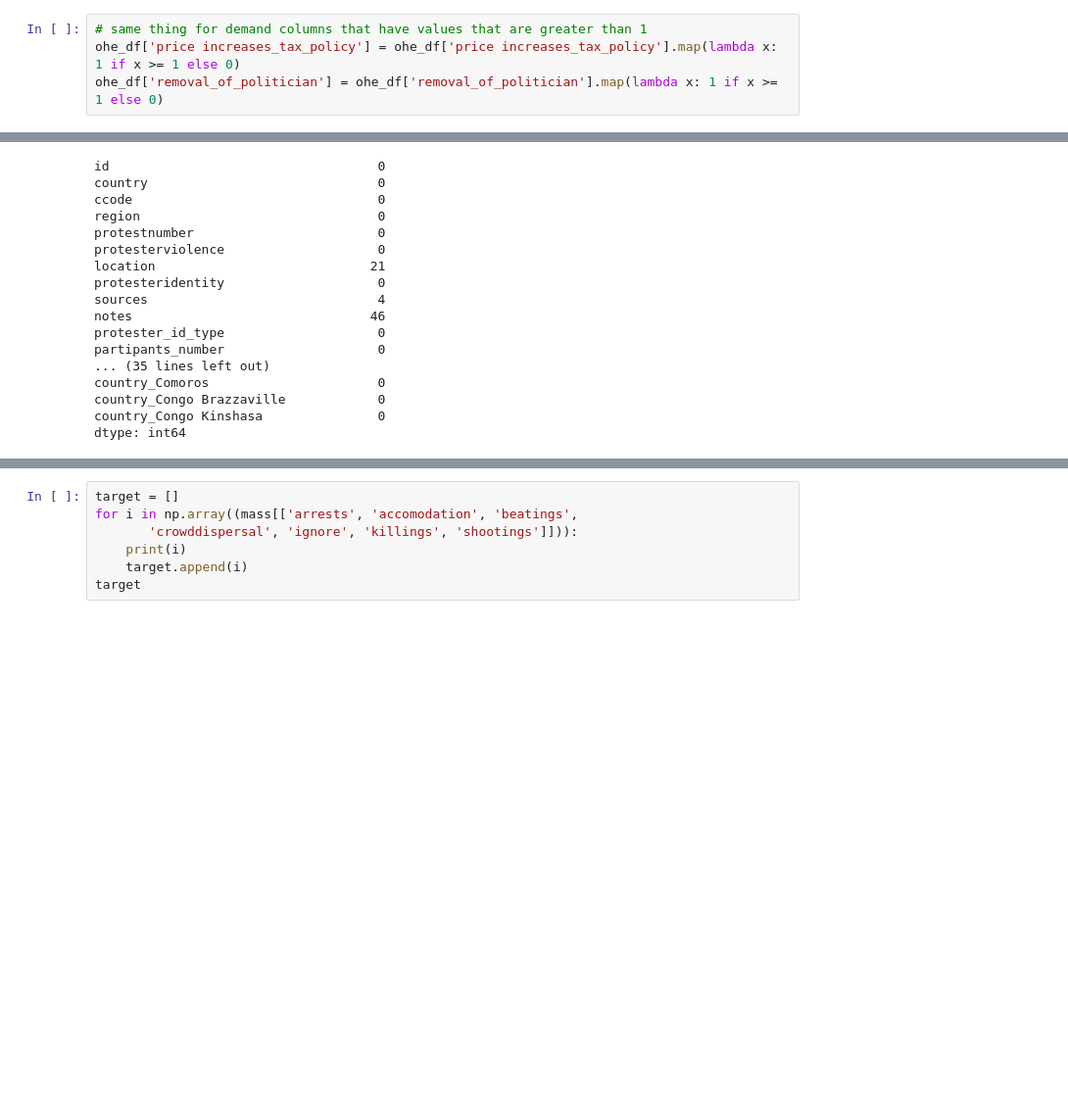
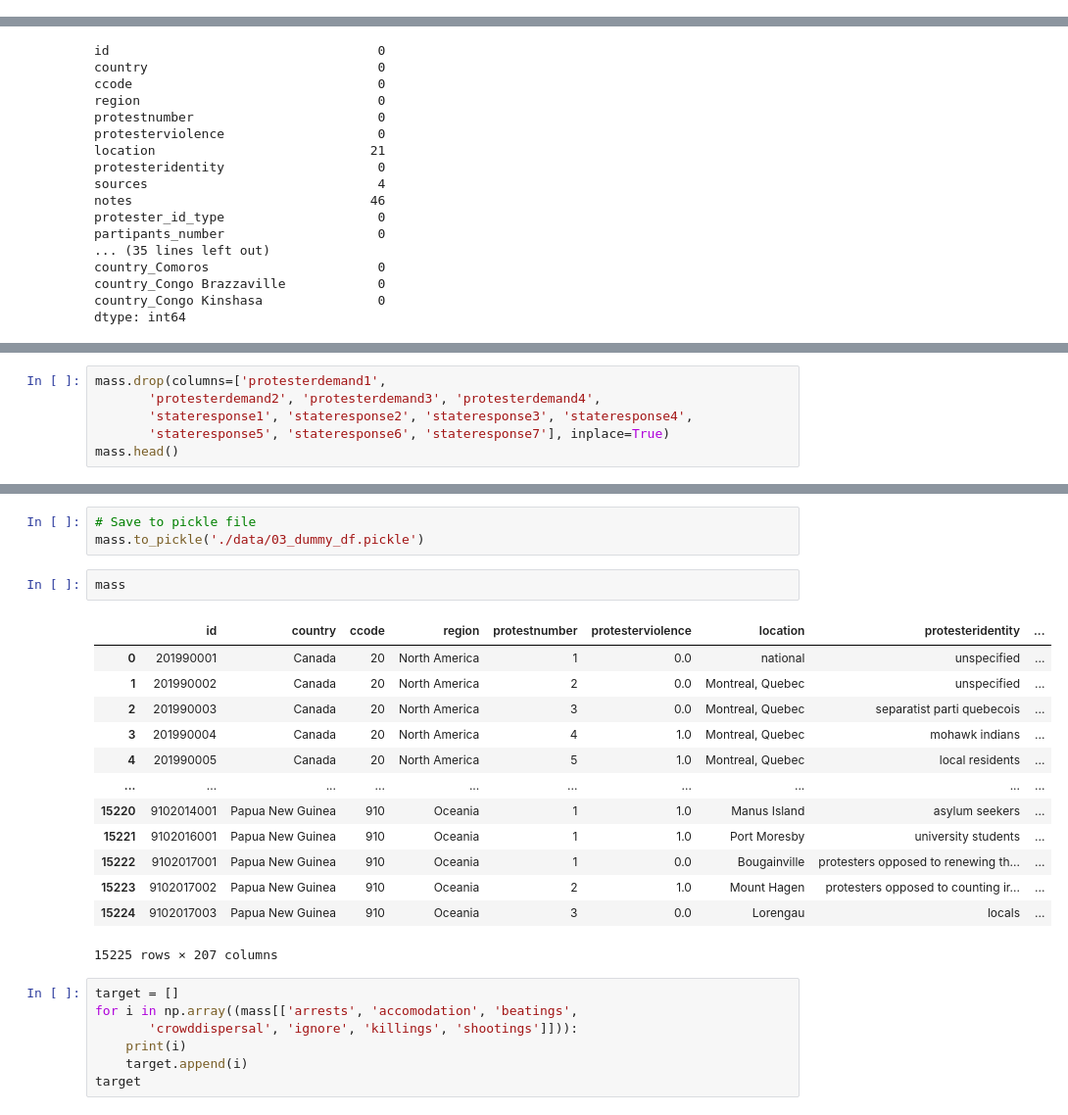
Before and after one commit to EmFib/Mass-Protests, a Jupyter notebook: Hayden Data Cleaning and EDA .ipynb, the cells around one changed output, grey strips where cells are left out. Shown at 98% size. Cells and saved outputs as stored; diff of their text form; blank space fills up the shorter version.

```diff
--- a/Hayden Data Cleaning and EDA .ipynb
+++ b/Hayden Data Cleaning and EDA .ipynb
@@ -201,7 +205,3 @@ ohe_df.head()
-# %%
-# same thing for demand columns that have values that are greater than 1
-ohe_df['price increases_tax_policy'] = ohe_df['price increases_tax_policy'].map(lambda x: 1 if x >= 1 else 0)
-ohe_df['removal_of_politician'] = ohe_df['removal_of_politician'].map(lambda x: 1 if x >= 1 else 0)
 # %%
 ohe_df.columns
 # %% [output]
@@ -429,0 +403,6 @@ mass.head()
+# %%
+mass.drop(columns=['protesterdemand1',
+       'protesterdemand2', 'protesterdemand3', 'protesterdemand4',
+       'stateresponse1', 'stateresponse2', 'stateresponse3', 'stateresponse4',
+       'stateresponse5', 'stateresponse6', 'stateresponse7'], inplace=True)
+mass.head()
@@ -430,3 +436,22 @@ mass.head()
+# %%
+# Save to pickle file
+mass.to_pickle('./data/03_dummy_df.pickle')
+# %%
+mass
+# %% [output]
+|  | id | country | ccode | region | protestnumber | protesterviolence | location | protesteridentity | ... |
+| 0 | 201990001 | Canada | 20 | North America | 1 | 0.0 | national | unspecified | ... |
+| 1 | 201990002 | Canada | 20 | North America | 2 | 0.0 | Montreal, Quebec | unspecified | ... |
+| 2 | 201990003 | Canada | 20 | North America | 3 | 0.0 | Montreal, Quebec | separatist parti quebecois | ... |
+| 3 | 201990004 | Canada | 20 | North America | 4 | 1.0 | Montreal, Quebec | mohawk indians | ... |
+| 4 | 201990005 | Canada | 20 | North America | 5 | 1.0 | Montreal, Quebec | local residents | ... |
+| ... | ... | ... | ... | ... | ... | ... | ... | ... | ... |
+| 15220 | 9102014001 | Papua New Guinea | 910 | Oceania | 1 | 1.0 | Manus Island | asylum seekers | ... |
+| 15221 | 9102016001 | Papua New Guinea | 910 | Oceania | 1 | 1.0 | Port Moresby | university students | ... |
+| 15222 | 9102017001 | Papua New Guinea | 910 | Oceania | 1 | 0.0 | Bougainville | protesters opposed to renewing th... | ... |
+| 15223 | 9102017002 | Papua New Guinea | 910 | Oceania | 2 | 1.0 | Mount Hagen | protesters opposed to counting ir... | ... |
+| 15224 | 9102017003 | Papua New Guinea | 910 | Oceania | 3 | 0.0 | Lorengau | locals | ... |
+15225 rows × 207 columns
 # %%
 target = []
 for i in np.array((mass[['arrests', 'accomodation', 'beatings',
```
Also changed, not shown: parts of 85 cells of this notebook.
